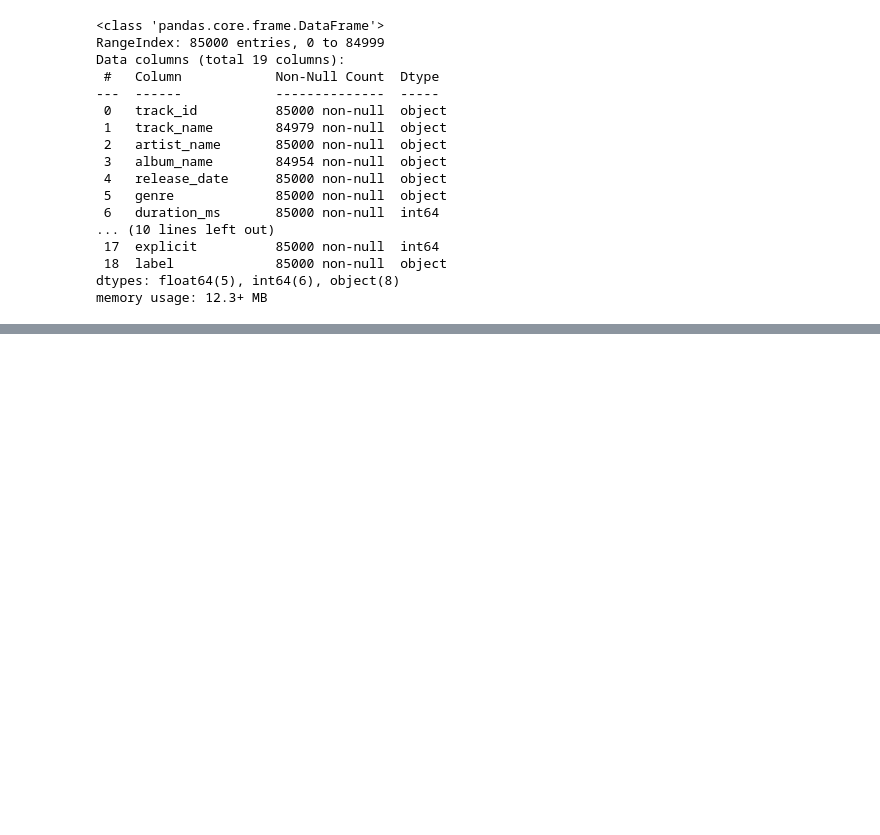
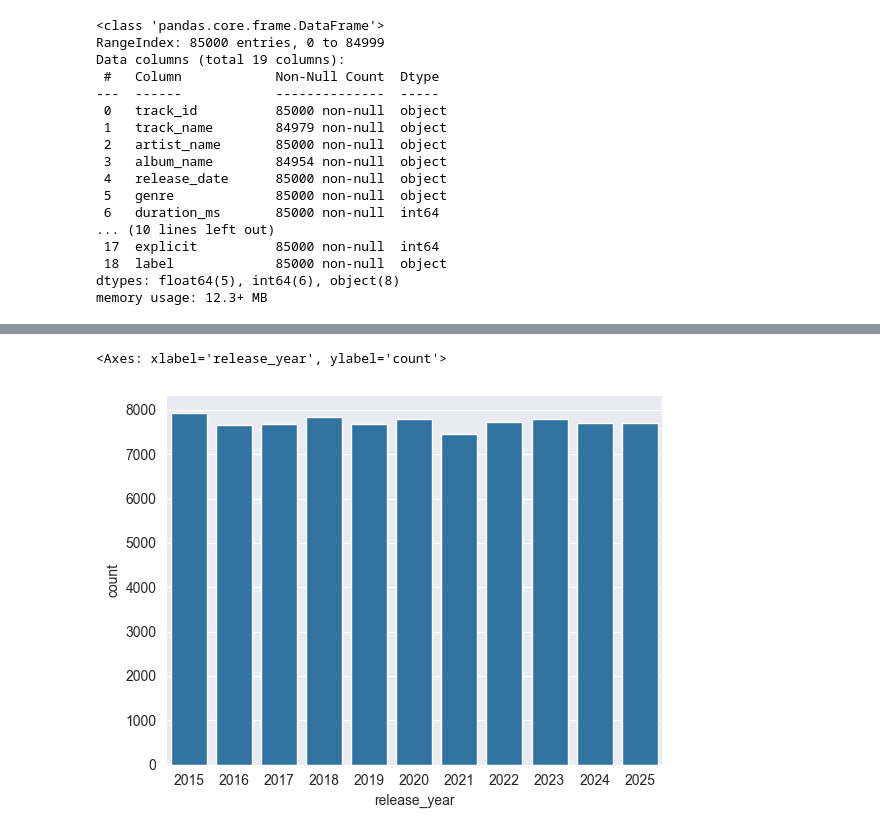
Before and after one commit to rodioniam/study_projects, a Jupyter notebook: practice/pr_1.ipynb, the cells around one changed output, grey strips where cells are left out. Cells and saved outputs as stored; diff of their text form; code cells hidden in the pictures; blank space fills up the shorter version.

```diff
--- a/practice/pr_1.ipynb
+++ b/practice/pr_1.ipynb
@@ -28,0 +40,8 @@ memory usage: 12.3+ MB
+# %%
+edited_df = df.copy()
+edited_df['release_year'] = pd.to_datetime(df['release_date']).dt.year
+# %%
+sns.countplot(edited_df, x='release_year')
+# %% [output]
+<Axes: xlabel='release_year', ylabel='count'>
+[figure, added]
```
Also changed, not shown: parts of 8 cells of this notebook, 2 other files.
